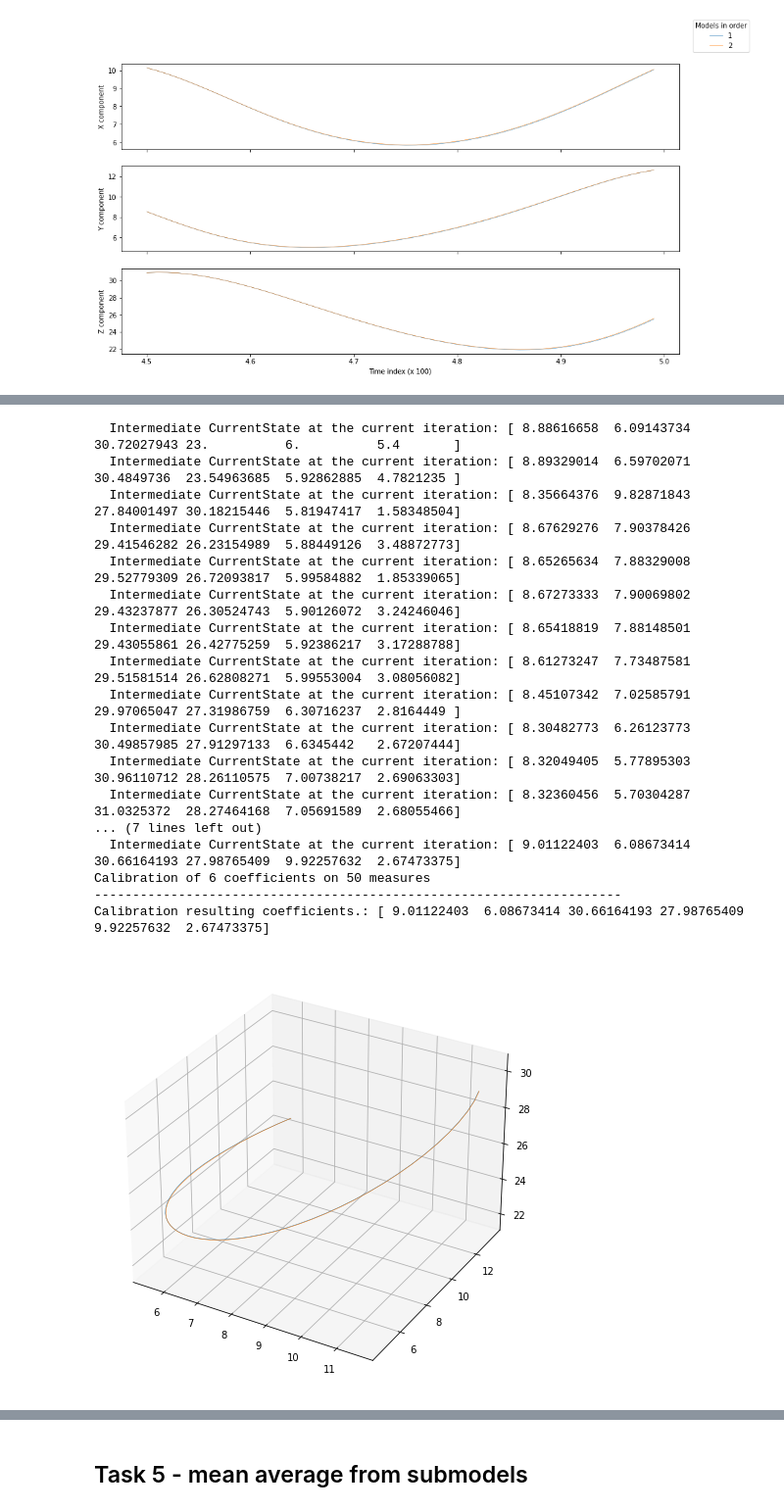
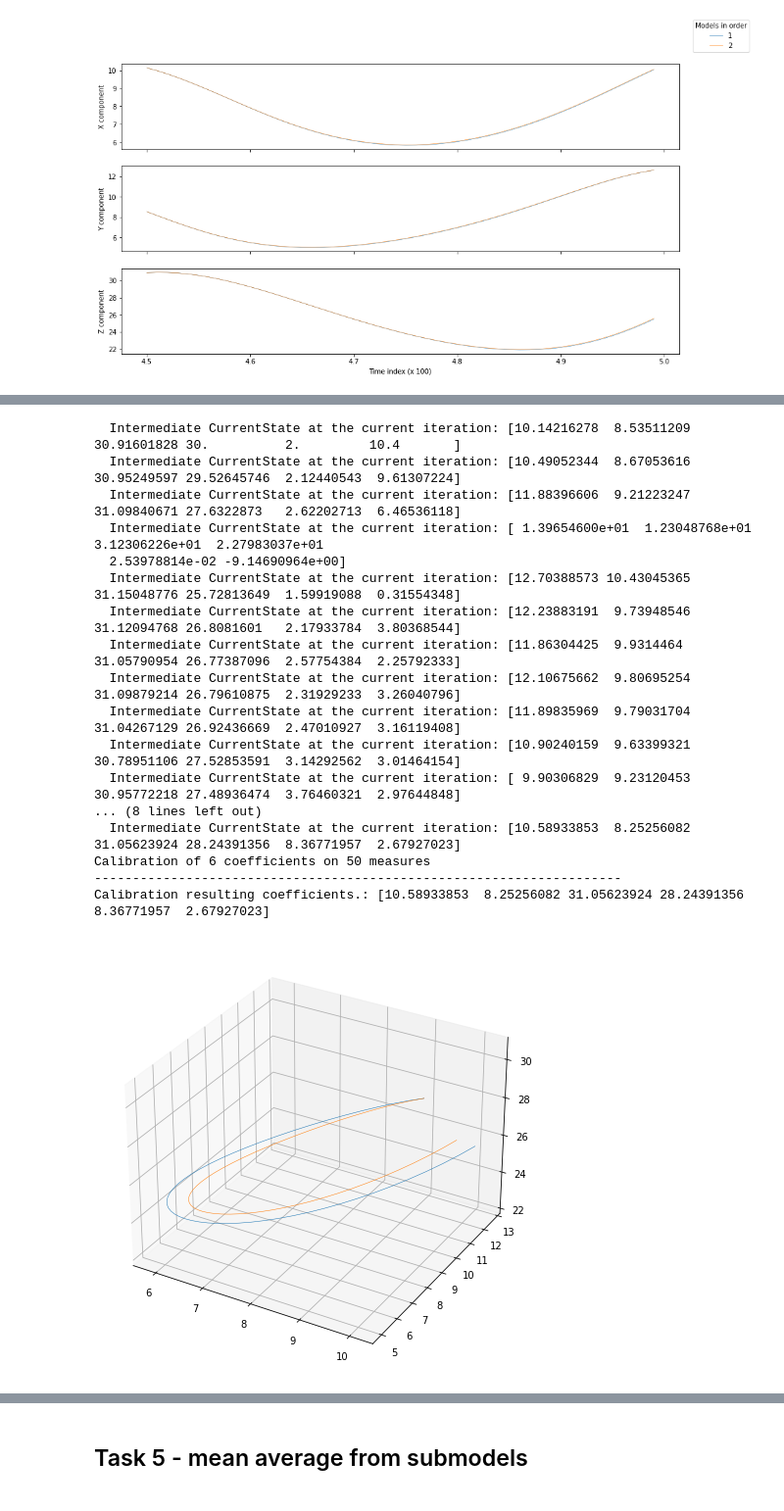
Before and after one commit to boro28/supermodeling, a Jupyter notebook: supermodeling.ipynb, the cells around one changed output, grey strips where cells are left out. Shown at 98% size. Drawn from its saved outputs; the diff is of its cells as text; code cells hidden in the pictures.

```diff
--- a/supermodeling.ipynb
+++ b/supermodeling.ipynb
@@ -462,26 +462,26 @@ Calibration resulting coefficients.: [10.45684051 12.65012412 26.07911601 28.000
 # %%
 sm3 = submodel_creator(
-    sigma = 6.0,
-    rho = 23.0,
-    beta = 5.4,
-    start_time = 10.0
+    sigma = 2.0,
+    rho = 30.0,
+    beta = 10.4,
+    start_time = 4.5
 )
 # %% [output]
-  Intermediate CurrentState at the current iteration: [ 8.88616658  6.09143734 30.72027943 23.          6.          5.4       ]
-  Intermediate CurrentState at the current iteration: [ 8.89329014  6.59702071 30.4849736  23.54963685  5.92862885  4.7821235 ]
-  Intermediate CurrentState at the current iteration: [ 8.35664376  9.82871843 27.84001497 30.18215446  5.81947417  1.58348504]
-  Intermediate CurrentState at the current iteration: [ 8.67629276  7.90378426 29.41546282 26.23154989  5.88449126  3.48872773]
-  Intermediate CurrentState at the current iteration: [ 8.65265634  7.88329008 29.52779309 26.72093817  5.99584882  1.85339065]
-  Intermediate CurrentState at the current iteration: [ 8.67273333  7.90069802 29.43237877 26.30524743  5.90126072  3.24246046]
-  Intermediate CurrentState at the current iteration: [ 8.65418819  7.88148501 29.43055861 26.42775259  5.92386217  3.17288788]
-  Intermediate CurrentState at the current iteration: [ 8.61273247  7.73487581 29.51581514 26.62808271  5.99553004  3.08056082]
-  Intermediate CurrentState at the current iteration: [ 8.45107342  7.02585791 29.97065047 27.31986759  6.30716237  2.8164449 ]
-  Intermediate CurrentState at the current iteration: [ 8.30482773  6.26123773 30.49857985 27.91297133  6.6345442   2.67207444]
-  Intermediate CurrentState at the current iteration: [ 8.32049405  5.77895303 30.96110712 28.26110575  7.00738217  2.69063303]
-  Intermediate CurrentState at the current iteration: [ 8.32360456  5.70304287 31.0325372  28.27464168  7.05691589  2.68055466]
-... (7 lines left out)
-  Intermediate CurrentState at the current iteration: [ 9.01122403  6.08673414 30.66164193 27.98765409  9.92257632  2.67473375]
+  Intermediate CurrentState at the current iteration: [10.14216278  8.53511209 30.91601828 30.          2.         10.4       ]
+  Intermediate CurrentState at the current iteration: [10.49052344  8.67053616 30.95249597 29.52645746  2.12440543  9.61307224]
+  Intermediate CurrentState at the current iteration: [11.88396606  9.21223247 31.09840671 27.6322873   2.62202713  6.46536118]
+  Intermediate CurrentState at the current iteration: [ 1.39654600e+01  1.23048768e+01  3.12306226e+01  2.27983037e+01
+  2.53978814e-02 -9.14690964e+00]
+  Intermediate CurrentState at the current iteration: [12.70388573 10.43045365 31.15048776 25.72813649  1.59919088  0.31554348]
+  Intermediate CurrentState at the current iteration: [12.23883191  9.73948546 31.12094768 26.8081601   2.17933784  3.80368544]
+  Intermediate CurrentState at the current iteration: [11.86304425  9.9314464  31.05790954 26.77387096  2.57754384  2.25792333]
+  Intermediate CurrentState at the current iteration: [12.10675662  9.80695254 31.09879214 26.79610875  2.31929233  3.26040796]
+  Intermediate CurrentState at the current iteration: [11.89835969  9.79031704 31.04267129 26.92436669  2.47010927  3.16119408]
+  Intermediate CurrentState at the current iteration: [10.90240159  9.63399321 30.78951106 27.52853591  3.14292562  3.01464154]
+  Intermediate CurrentState at the current iteration: [ 9.90306829  9.23120453 30.95772218 27.48936474  3.76460321  2.97644848]
+... (8 lines left out)
+  Intermediate CurrentState at the current iteration: [10.58933853  8.25256082 31.05623924 28.24391356  8.36771957  2.67927023]
 Calibration of 6 coefficients on 50 measures
 ---------------------------------------------------------------------
-Calibration resulting coefficients.: [ 9.01122403  6.08673414 30.66164193 27.98765409  9.92257632  2.67473375]
+Calibration resulting coefficients.: [10.58933853  8.25256082 31.05623924 28.24391356  8.36771957  2.67927023]
-[figure, old version]
+[figure, new version]
```
Also changed, not shown: parts of 5 cells of this notebook.
